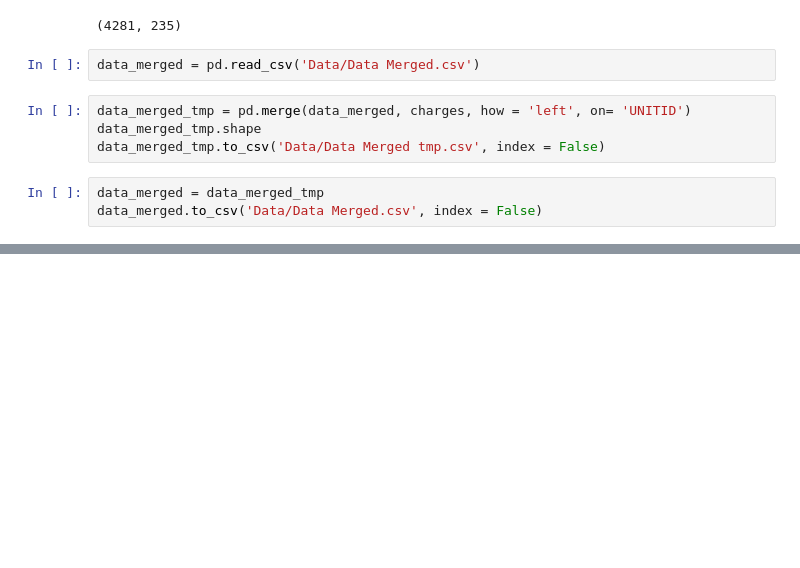
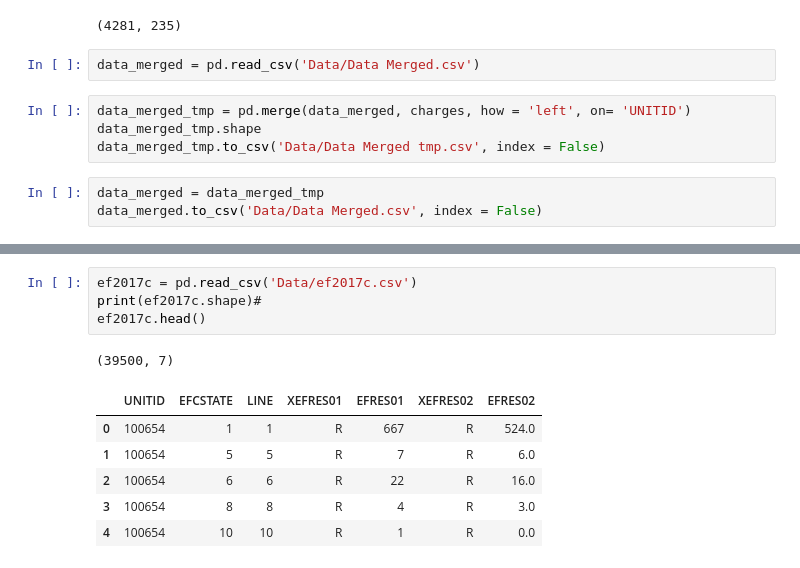
Before and after one commit to nina-xu/Insight_ScholarShip, a Jupyter notebook: Data cleaning continued.ipynb, the cells around one changed output, grey strips where cells are left out. Drawn from its saved outputs; the diff is of its cells as text; blank space fills up the shorter version.

```diff
--- a/Data cleaning continued.ipynb
+++ b/Data cleaning continued.ipynb
@@ -163,0 +191,12 @@ data_merged.to_csv('Data/Data Merged.csv', index = False)
+# %%
+ef2017c = pd.read_csv('Data/ef2017c.csv')
+print(ef2017c.shape)#
+ef2017c.head()
+# %% [output]
+(39500, 7)
+|  | UNITID | EFCSTATE | LINE | XEFRES01 | EFRES01 | XEFRES02 | EFRES02 |
+| 0 | 100654 | 1 | 1 | R | 667 | R | 524.0 |
+| 1 | 100654 | 5 | 5 | R | 7 | R | 6.0 |
+| 2 | 100654 | 6 | 6 | R | 22 | R | 16.0 |
+| 3 | 100654 | 8 | 8 | R | 4 | R | 3.0 |
+| 4 | 100654 | 10 | 10 | R | 1 | R | 0.0 |
```
Also changed, not shown: parts of 3 cells of this notebook, 1 other file.
